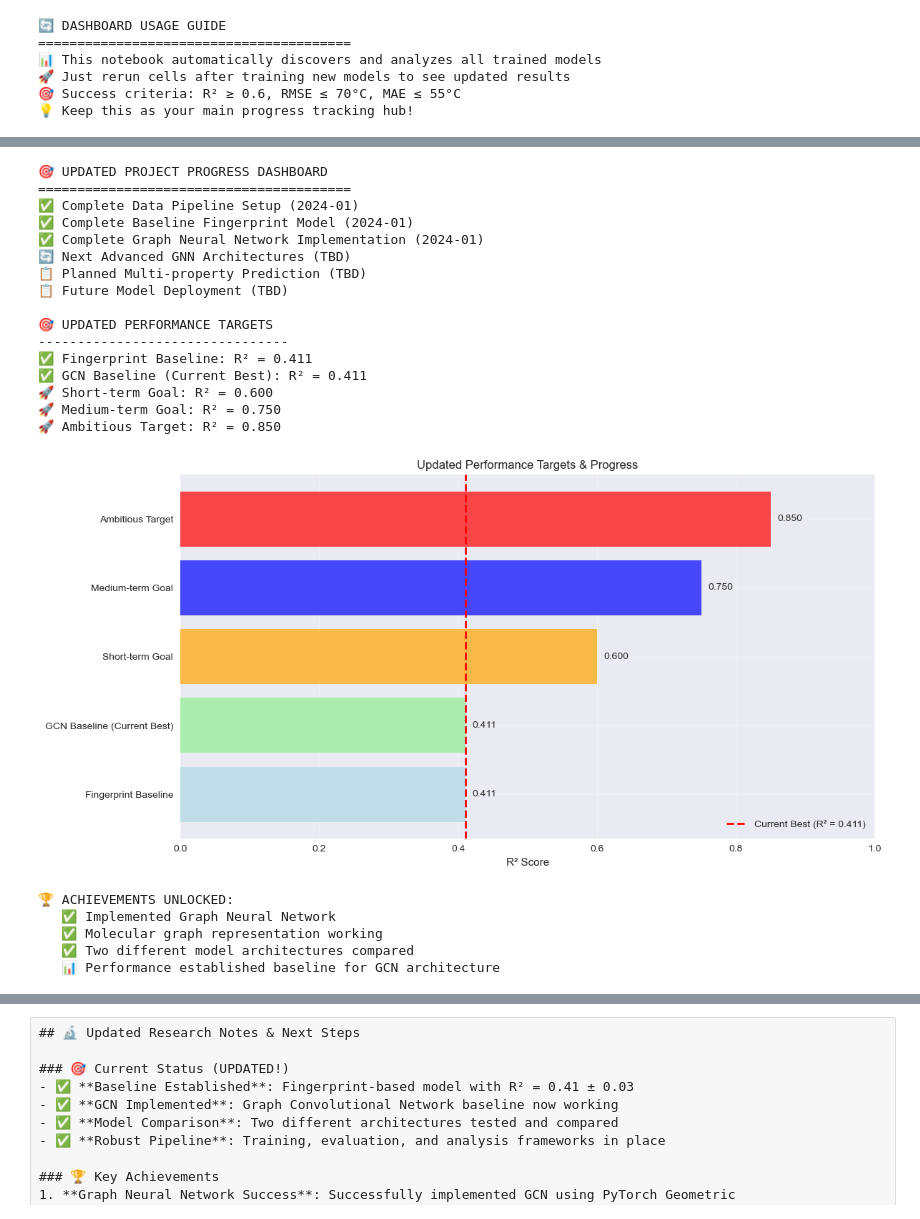
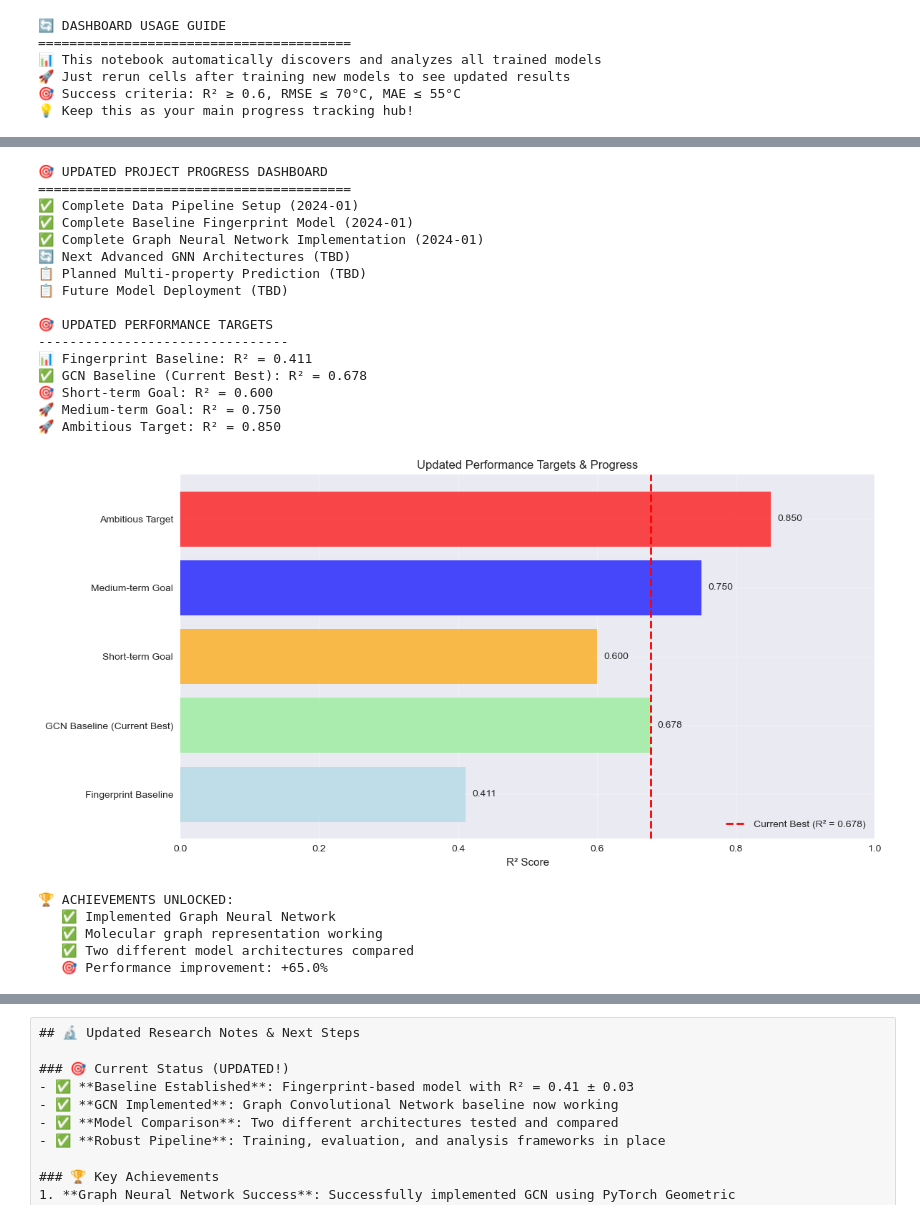
Before and after one commit to TanayKapoor/PolyGNN, a Jupyter notebook: notebooks/03_model_analysis_and_progress_tracking.ipynb, the cells around one changed output, grey strips where cells are left out. Drawn from its saved outputs; the diff is of its cells as text; code cells hidden in the pictures.

```diff
--- a/notebooks/03_model_analysis_and_progress_tracking.ipynb
+++ b/notebooks/03_model_analysis_and_progress_tracking.ipynb
@@ -1032,9 +1159,19 @@ def updated_progress_dashboard():
 
     print()
 
-    # Performance progress
-    fingerprint_r2 = MODEL_HISTORY['tg_fingerprint_baseline']['r2_mean']
-    gcn_r2 = MODEL_HISTORY.get('tg_gcn_baseline', {}).get('r2_mean', 0)
+    # Performance progress - get from existing models
+    fingerprint_r2 = 0
+    gcn_r2 = 0
+
+    # Find performance from discovered models
+    for name, info in all_models.items():
+        metrics = extract_performance_metrics(info)
+        if metrics['r2'] is not None:
+            if 'fingerprint' in name.lower():
+                fingerprint_r2 = max(fingerprint_r2, metrics['r2'])
+            elif 'gcn' in name.lower():
+                gcn_r2 = max(gcn_r2, metrics['r2'])
+
     current_best = max(fingerprint_r2, gcn_r2)
 
     targets = {
@@ -1087,42 +1224,42 @@ def updated_progress_dashboard():
     plt.show()
 
     # Achievement summary
     print(f"\n🏆 ACHIEVEMENTS UNLOCKED:")
     print(f"   ✅ Implemented Graph Neural Network")
     print(f"   ✅ Molecular graph representation working")
     print(f"   ✅ Two different model architectures compared")
 
     improvement = (current_best - fingerprint_r2) / fingerprint_r2 * 100
     if improvement > 0:
         print(f"   🎯 Performance improvement: +{improvement:.1f}%")
     else:
         print(f"   📊 Performance established baseline for GCN architecture")
 
 # Display updated dashboard
 updated_progress_dashboard()
 # %% [output]
 🎯 UPDATED PROJECT PROGRESS DASHBOARD
 ========================================
 ✅ Complete Data Pipeline Setup (2024-01)
 ✅ Complete Baseline Fingerprint Model (2024-01)
 ✅ Complete Graph Neural Network Implementation (2024-01)
 🔄 Next Advanced GNN Architectures (TBD)
 📋 Planned Multi-property Prediction (TBD)
 📋 Future Model Deployment (TBD)
 
 🎯 UPDATED PERFORMANCE TARGETS
 --------------------------------
-✅ Fingerprint Baseline: R² = 0.411
-✅ GCN Baseline (Current Best): R² = 0.411
-🚀 Short-term Goal: R² = 0.600
+📊 Fingerprint Baseline: R² = 0.411
+✅ GCN Baseline (Current Best): R² = 0.678
+🎯 Short-term Goal: R² = 0.600
 🚀 Medium-term Goal: R² = 0.750
 🚀 Ambitious Target: R² = 0.850
-[figure, old version]
+[figure, new version]
 🏆 ACHIEVEMENTS UNLOCKED:
    ✅ Implemented Graph Neural Network
    ✅ Molecular graph representation working
    ✅ Two different model architectures compared
-   📊 Performance established baseline for GCN architecture
+   🎯 Performance improvement: +65.0%
 # %%
 def analyze_gcn_underperformance():
     """Analyze why GCN is underperforming and provide actionable insights."""
```
Also changed, not shown: parts of 15 cells of this notebook, 3 other files.
